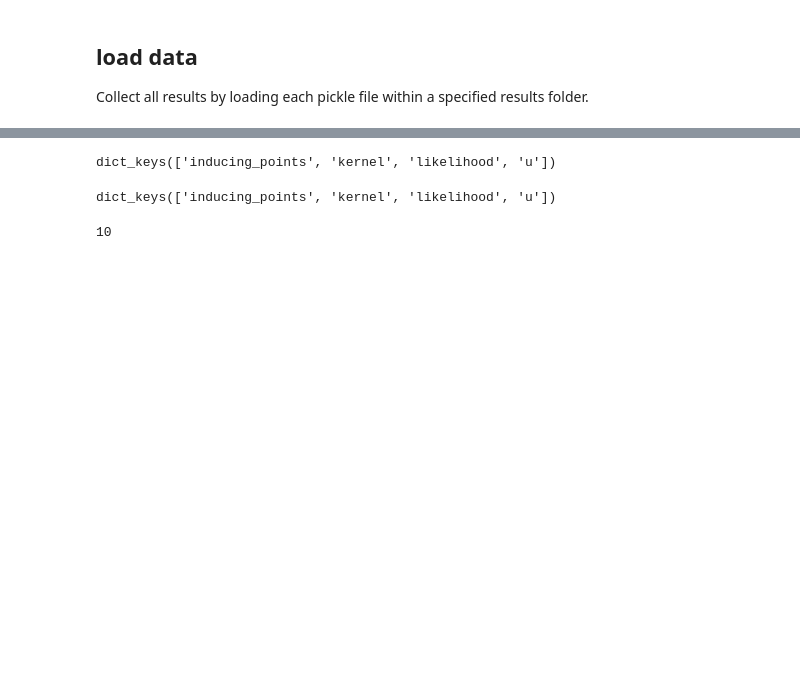
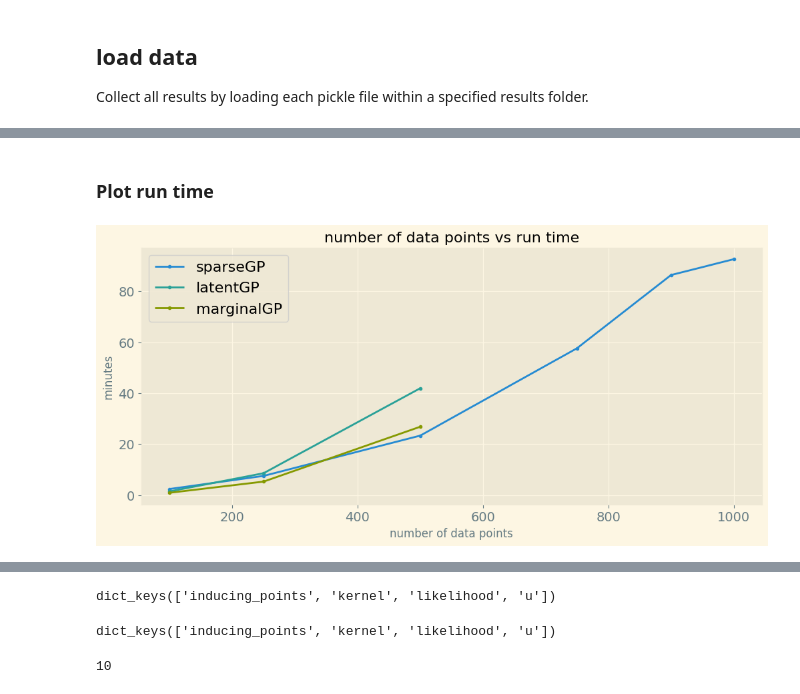
Before and after one commit to UncertaintyInComplexSystems/bayesianmodels, a Jupyter notebook: testsuite/sparse_gp_combine_results.ipynb, the cells around one changed output, grey strips where cells are left out. Saved outputs shown, nothing was run; the diff lists cells and outputs as text; code cells hidden in the pictures; blank space fills up the shorter version.

Commit message:
deactivated plotting after inerence, started on producing same plotting in external notebook / code from pickled files

```diff
--- a/testsuite/sparse_gp_combine_results.ipynb
+++ b/testsuite/sparse_gp_combine_results.ipynb
@@ -67,0 +169,21 @@ path = './results_sparse_gp_test/2024-09-17_15-30_sanity_stdZprior_unsortedZ/'
+# %% [markdown]
+### Plot run time
+# %%
+n = [100, 250, 500, 750, 900, 1000]
+exec_sparseGP = [140.64127754196525, 449.49654866134125, 1398.8037818983819, 3456.6539251332483, 5181.381720063898, 5553.90864591642]
+exec_latentGP = [83.94444099832326, 512.8862656482185, 2515.0939918706813]
+exec_marginalGP = [51.65260355118662, 315.0345178336526, 1608.431510077479]
+data_exec = dict(sparseGP = exec_sparseGP, latentGP = exec_latentGP, marginalGP = exec_marginalGP)
+
+plt.figure(figsize=(12, 5))
+for k, d in data_exec.items():
+    exec_in_min = [i/60 for i in d]
+    plt.plot(n[0:len(d)], exec_in_min, label=k, marker='.')
+
+plt.title('number of data points vs run time')
+plt.xlabel('number of data points')
+plt.ylabel('minutes')
+plt.legend()
+plt.show()
+# %% [output]
+[figure, added]
```
Also changed, not shown: parts of 8 cells of this notebook, 3 other files.
